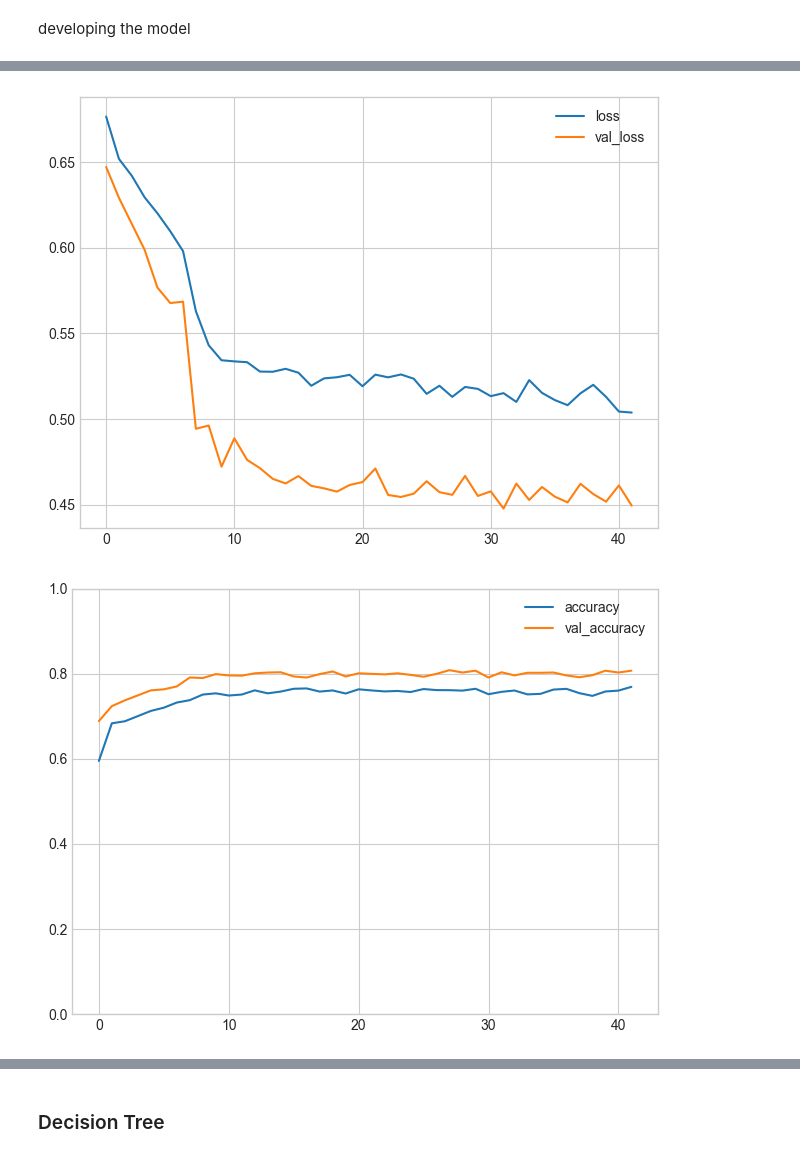
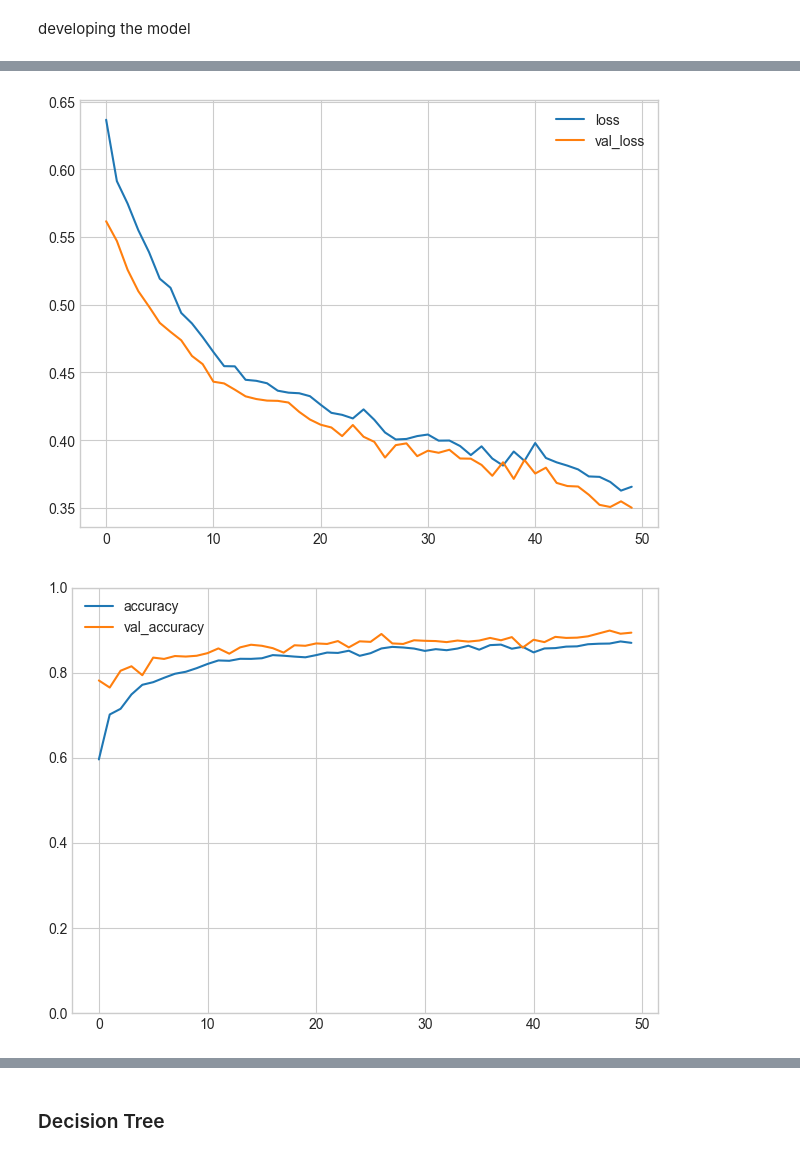
Before and after one commit to Kairos5106/stroke-predictor-machine-learning, a Jupyter notebook: stroke_prediction.ipynb, the cells around one changed output, grey strips where cells are left out. Drawn from its saved outputs; the diff is of its cells as text; code cells hidden in the pictures.

```diff
--- a/stroke_prediction.ipynb
+++ b/stroke_prediction.ipynb
@@ -876,12 +876,11 @@ early_stop = callbacks.EarlyStopping(
 )
 
 neural_network = keras.Sequential([
-                    layers.Dense(2, activation='sigmoid', input_shape=[feature_dim]),
-                    layers.Dense(1024, activation='relu'),
+                    layers.Dense(512, activation='relu', input_shape=[feature_dim]),
                     layers.Dense(256, activation='relu'),
                     layers.Dense(128, activation='relu'),
                     layers.Dense(32, activation='relu'),
-                    layers.Dense(4, activation='relu'),
+                    layers.Dense(2, activation='relu'),
                     layers.Dropout(rate=0.3),
                     layers.Dense(1, activation='sigmoid'),
 ])
@@ -891,12 +890,10 @@ neural_network.compile(loss='binary_crossentropy', optimizer='adam', metrics=['a
 history_nn = neural_network.fit(
                     x=X_train_nn, y=y_train_nn,
                     validation_data=(X_valid_nn, y_valid_nn),
-                    batch_size=64,
-                    epochs=200,
+                    batch_size=512, # as batch size approaches 1, the test accuracy becomes more consistent
+                    epochs=50,
                     verbose=1,
-                    callbacks=[early_stop],
-
-)
+                    callbacks=[early_stop])
 
 plot_learning_curve(history_nn)
 # %% [output]
@@ -920,5 +917,5 @@ Minimum validation loss: 0.4478
-[figure, old version]
+[figure, new version]
-[figure, old version]
+[figure, new version]
 # %%
 # Plotting confusion matrix
 from sklearn.metrics import confusion_matrix
```
Also changed, not shown: parts of 13 cells of this notebook.
